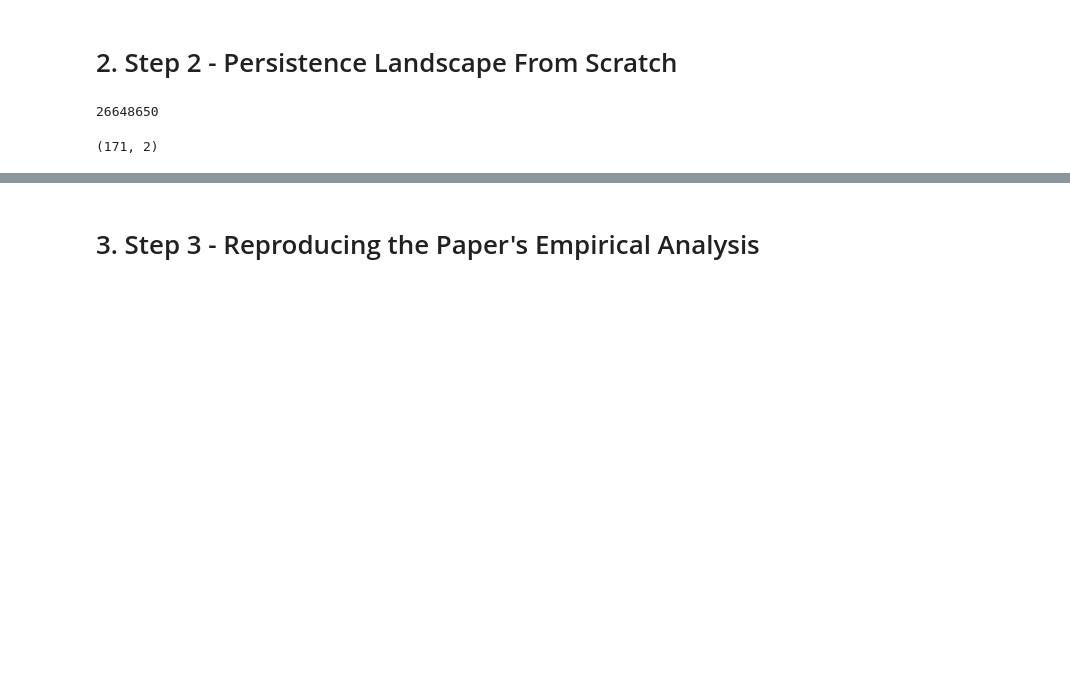
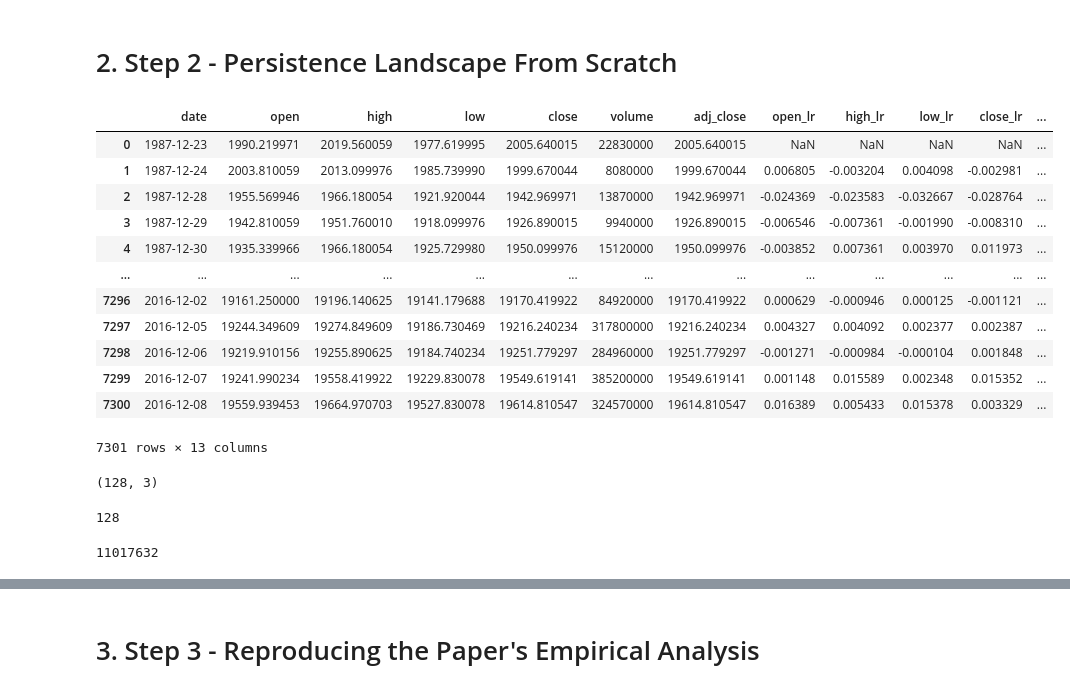
Before and after one commit to qlero/financial_crisis_prediction_homology, a Jupyter notebook: persistent_homology_TS.ipynb, the cells around one changed output, grey strips where cells are left out. Cells and saved outputs as stored; diff of their text form; code cells hidden in the pictures; blank space fills up the shorter version.

```diff
--- a/persistent_homology_TS.ipynb
+++ b/persistent_homology_TS.ipynb
@@ -287,9 +292,0 @@ naiveVR(dowjones["adj_close_lr"], 0.1)
-# %%
-len(list(combinations(dowjones["adj_close_lr"],2)))
-# %% [output]
-26648650
-# %%
-x = naiveVR(dowjones["adj_close_lr"][1:20], 0.1)
-x.shape
-# %% [output]
-(171, 2)
@@ -295,0 +301,20 @@ x.shape
+# %%
+dowjones
+# %% [output]
+|  | date | open | high | low | close | volume | adj_close | open_lr | high_lr | low_lr | close_lr | ... |
+| 0 | 1987-12-23 | 1990.219971 | 2019.560059 | 1977.619995 | 2005.640015 | 22830000 | 2005.640015 | NaN | NaN | NaN | NaN | ... |
+| 1 | 1987-12-24 | 2003.810059 | 2013.099976 | 1985.739990 | 1999.670044 | 8080000 | 1999.670044 | 0.006805 | -0.003204 | 0.004098 | -0.002981 | ... |
+| 2 | 1987-12-28 | 1955.569946 | 1966.180054 | 1921.920044 | 1942.969971 | 13870000 | 1942.969971 | -0.024369 | -0.023583 | -0.032667 | -0.028764 | ... |
+| 3 | 1987-12-29 | 1942.810059 | 1951.760010 | 1918.099976 | 1926.890015 | 9940000 | 1926.890015 | -0.006546 | -0.007361 | -0.001990 | -0.008310 | ... |
+| 4 | 1987-12-30 | 1935.339966 | 1966.180054 | 1925.729980 | 1950.099976 | 15120000 | 1950.099976 | -0.003852 | 0.007361 | 0.003970 | 0.011973 | ... |
+| ... | ... | ... | ... | ... | ... | ... | ... | ... | ... | ... | ... | ... |
+| 7296 | 2016-12-02 | 19161.250000 | 19196.140625 | 19141.179688 | 19170.419922 | 84920000 | 19170.419922 | 0.000629 | -0.000946 | 0.000125 | -0.001121 | ... |
+| 7297 | 2016-12-05 | 19244.349609 | 19274.849609 | 19186.730469 | 19216.240234 | 317800000 | 19216.240234 | 0.004327 | 0.004092 | 0.002377 | 0.002387 | ... |
+| 7298 | 2016-12-06 | 19219.910156 | 19255.890625 | 19184.740234 | 19251.779297 | 284960000 | 19251.779297 | -0.001271 | -0.000984 | -0.000104 | 0.001848 | ... |
+| 7299 | 2016-12-07 | 19241.990234 | 19558.419922 | 19229.830078 | 19549.619141 | 385200000 | 19549.619141 | 0.001148 | 0.015589 | 0.002348 | 0.015352 | ... |
+| 7300 | 2016-12-08 | 19559.939453 | 19664.970703 | 19527.830078 | 19614.810547 | 324570000 | 19614.810547 | 0.016389 | 0.005433 | 0.015378 | 0.003329 | ... |
+7301 rows × 13 columns
+# %%
+dowjones[["adj_close_lr","high_lr","low_lr"]][400:528].to_numpy().shape
+# %% [output]
+(128, 3)
@@ -295,0 +329,8 @@ x.shape
+# %%
+Rips_simplex_tree.num_vertices()
+# %% [output]
+128
+# %%
+Rips_simplex_tree.num_simplices()
+# %% [output]
+11017632
```
Also changed, not shown: parts of 11 cells of this notebook, 2 other files.
